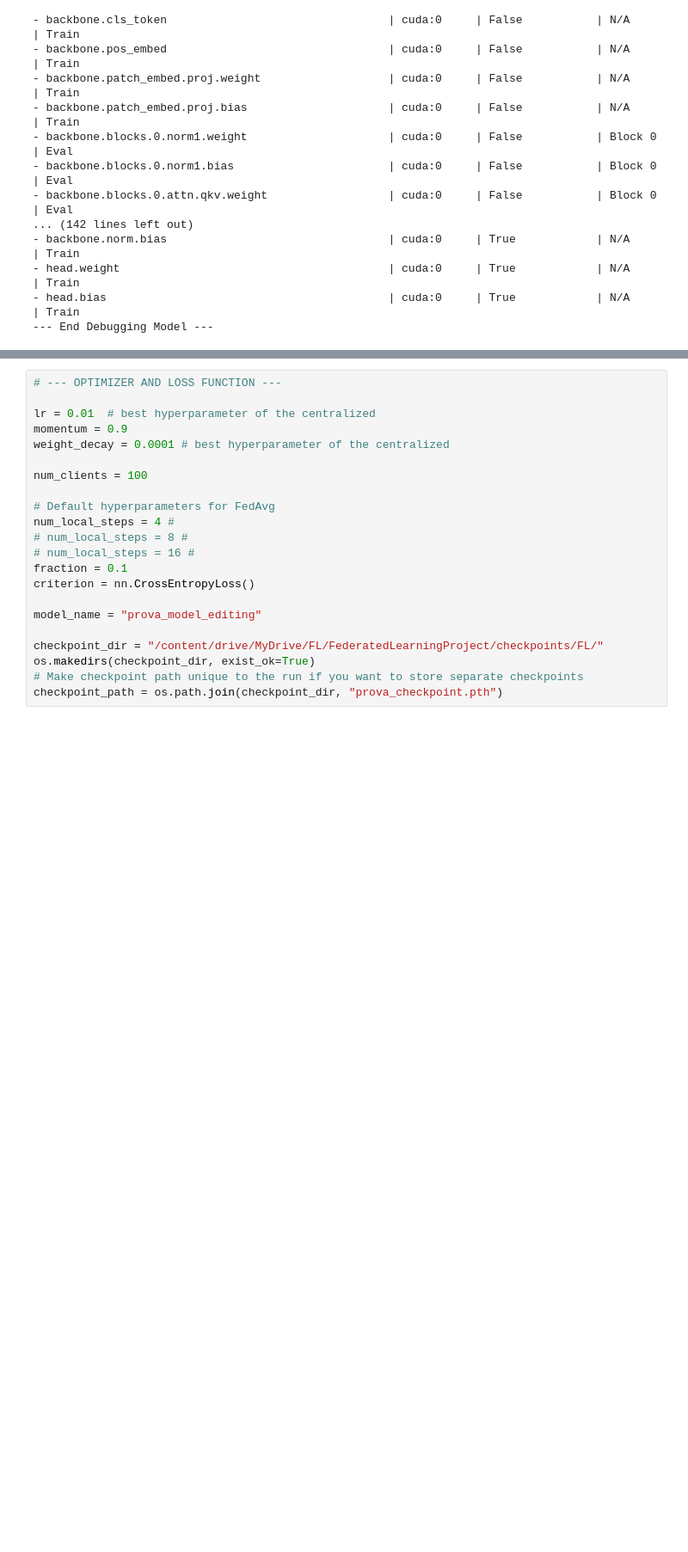
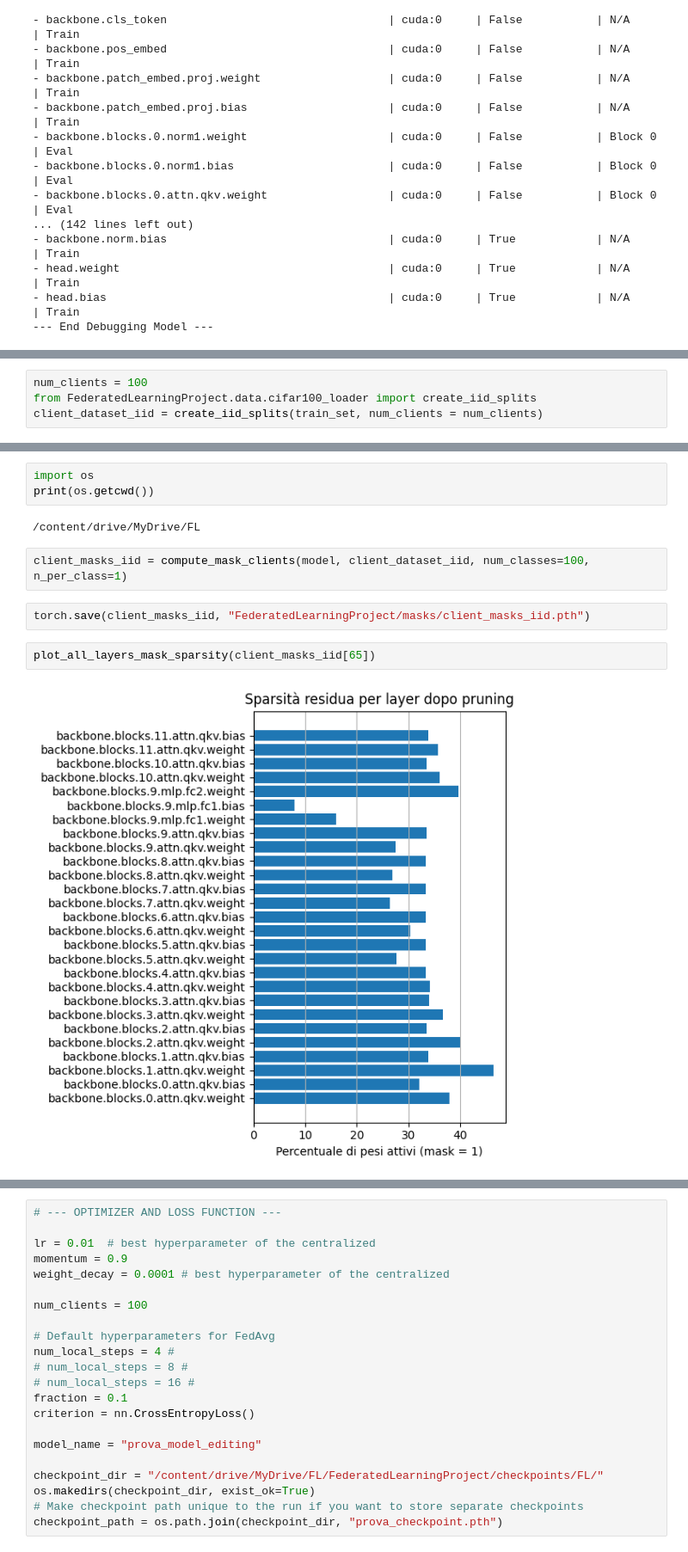
Before and after one commit to depetrofabio/FederatedLearningProject, a Jupyter notebook: experiments/model_editing.ipynb, the cells around one changed output, grey strips where cells are left out. Shown at 86% size. Saved outputs shown, nothing was run; the diff lists cells and outputs as text; blank space fills up the shorter version.

```diff
--- a/experiments/model_editing.ipynb
+++ b/experiments/model_editing.ipynb
@@ -65,0 +67,4 @@ model.unfreeze(12)
+# %%
+num_clients = 100
+from FederatedLearningProject.data.cifar100_loader import create_iid_splits
+client_dataset_iid = create_iid_splits(train_set, num_clients = num_clients)
@@ -65,0 +136,13 @@ model.unfreeze(12)
+# %%
+import os
+print(os.getcwd())
+# %% [output]
+/content/drive/MyDrive/FL
+# %%
+client_masks_iid = compute_mask_clients(model, client_dataset_iid, num_classes=100, n_per_class=1)
+# %%
+torch.save(client_masks_iid, "FederatedLearningProject/masks/client_masks_iid.pth")
+# %%
+plot_all_layers_mask_sparsity(client_masks_iid[65])
+# %% [output]
+[figure, added]
```
Also changed, not shown: parts of 18 cells of this notebook.
